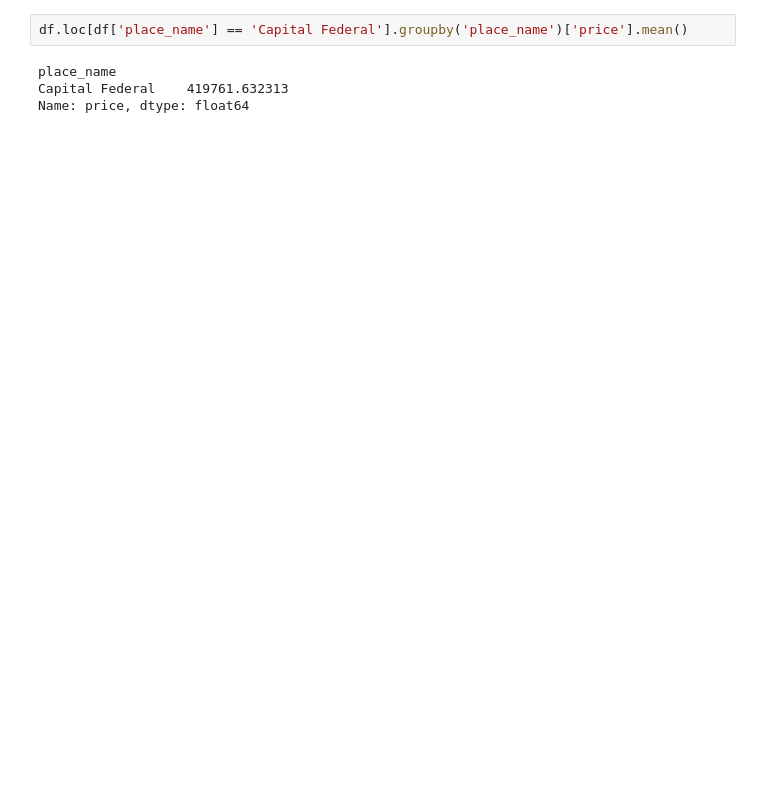
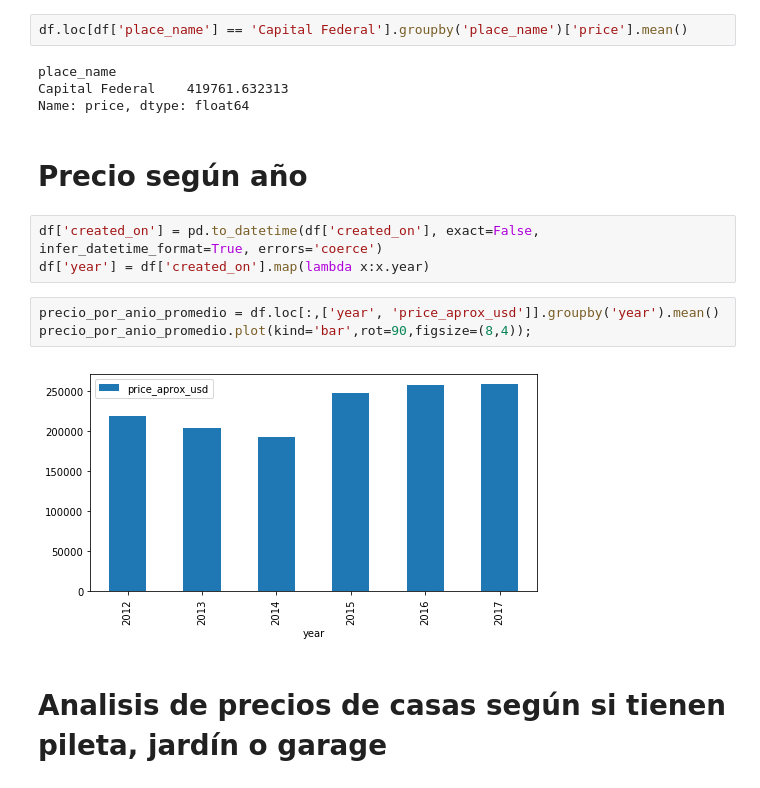
Before and after one commit to lucaslavandeira/7506-tp, a Jupyter notebook: analisis_exploratorio.ipynb, the cells around one changed output. Cells and saved outputs as stored; diff of their text form; blank space fills up the shorter version.

Commit message:
Agrego analisis de precios segun propiedades con piletas, garage o jardin, y precio segun anios

```diff
--- a/analisis_exploratorio.ipynb
+++ b/analisis_exploratorio.ipynb
@@ -577,3 +578,15 @@ df.loc[df['place_name'] == 'Capital Federal'].groupby('place_name')['price'].mea
 place_name
 Capital Federal    419761.632313
 Name: price, dtype: float64
+# %% [markdown]
+# Precio según año
+# %%
+df['created_on'] = pd.to_datetime(df['created_on'], exact=False, infer_datetime_format=True, errors='coerce')
+df['year'] = df['created_on'].map(lambda x:x.year)
+# %%
+precio_por_anio_promedio = df.loc[:,['year', 'price_aprox_usd']].groupby('year').mean()
+precio_por_anio_promedio.plot(kind='bar',rot=90,figsize=(8,4));
+# %% [output]
+[figure, added]
+# %% [markdown]
+# Analisis de precios de casas según si tienen pileta, jardín o garage
```
Also changed, not shown: parts of 4 cells of this notebook.
